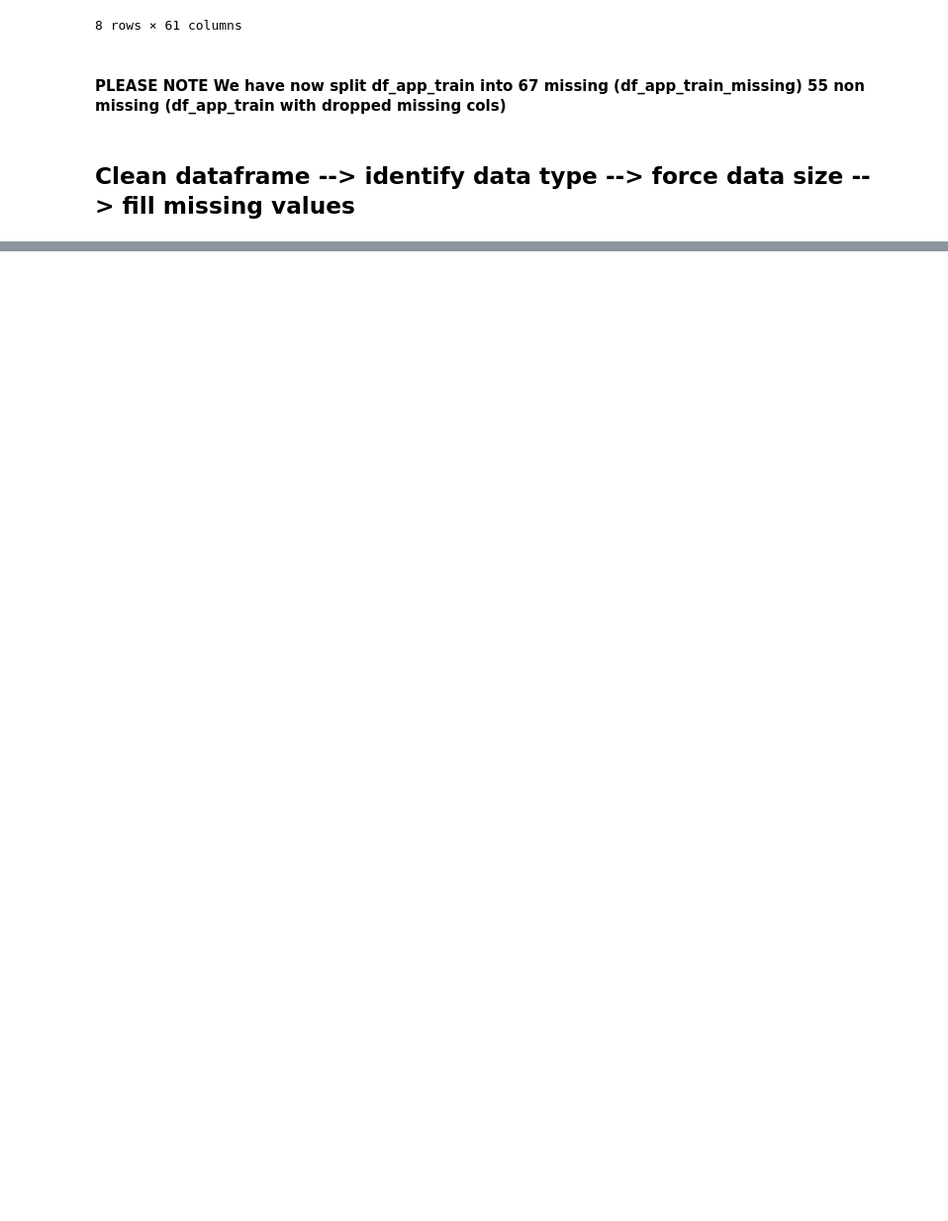
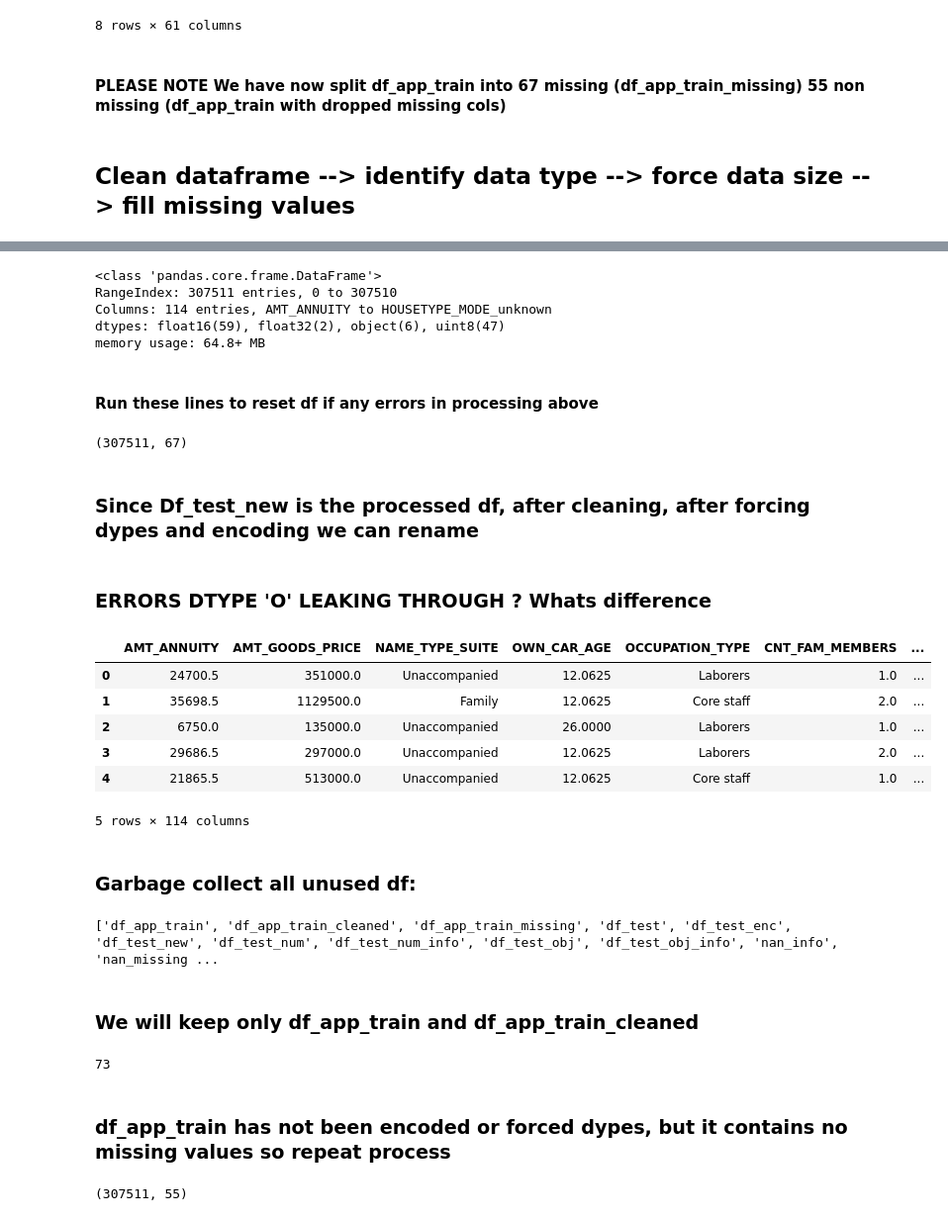
Before and after one commit to SoundBoySelecta/1261-HC, a Jupyter notebook: 13_02_2020.ipynb, the cells around one changed output, grey strips where cells are left out. Shown at 99% size. Drawn from its saved outputs; the diff is of its cells as text; code cells hidden in the pictures; blank space fills up the shorter version.

```diff
--- a/13_02_2020.ipynb
+++ b/13_02_2020.ipynb
@@ -494,0 +349,58 @@ df_test = df_app_train_missing.copy()
+# %%
+df_test_new.info()
+#dtypes: float16(59), float32(2), object(6), uint8(47)
+# %% [output]
+<class 'pandas.core.frame.DataFrame'>
+RangeIndex: 307511 entries, 0 to 307510
+Columns: 114 entries, AMT_ANNUITY to HOUSETYPE_MODE_unknown
+dtypes: float16(59), float32(2), object(6), uint8(47)
+memory usage: 64.8+ MB
+# %% [markdown]
+#### Run these lines to reset df if any errors in processing above
+# %%
+df_test = df_app_train_missing.copy()
+df_test.shape
+# %% [output]
+(307511, 67)
+# %% [markdown]
+### Since Df_test_new is the processed df, after cleaning, after forcing dypes and encoding we can rename
+# %% [markdown]
+### ERRORS  DTYPE 'O' LEAKING THROUGH ? Whats difference
+# %%
+# SEEMS LIKE NOT ALL OBJ HAVE BEEN ENCODED (NAME_TYPE_SUITE , OCCUPATION_TYPE), maybe havent reached threshold??
+
+df_app_train_cleaned = df_test_new
+df_app_train_cleaned.head()
+#df_app_train_cleaned['OCCUPATION_TYPE'].dtype
+# %% [output]
+|  | AMT_ANNUITY | AMT_GOODS_PRICE | NAME_TYPE_SUITE | OWN_CAR_AGE | OCCUPATION_TYPE | CNT_FAM_MEMBERS | ... |
+| 0 | 24700.5 | 351000.0 | Unaccompanied | 12.0625 | Laborers | 1.0 | ... |
+| 1 | 35698.5 | 1129500.0 | Family | 12.0625 | Core staff | 2.0 | ... |
+| 2 | 6750.0 | 135000.0 | Unaccompanied | 26.0000 | Laborers | 1.0 | ... |
+| 3 | 29686.5 | 297000.0 | Unaccompanied | 12.0625 | Laborers | 2.0 | ... |
+| 4 | 21865.5 | 513000.0 | Unaccompanied | 12.0625 | Core staff | 1.0 | ... |
+5 rows × 114 columns
+# %% [markdown]
+
+### Garbage collect all unused df:
+# %%
+#We will keep the dfs we use [df_app_train, df_app_train_cleaned] and dump all rest df_app_train_missing
+all_df = %who_ls DataFrame
+print(all_df)
+# %% [output]
+['df_app_train', 'df_app_train_cleaned', 'df_app_train_missing', 'df_test', 'df_test_enc', 'df_test_new', 'df_test_num', 'df_test_num_info', 'df_test_obj', 'df_test_obj_info', 'nan_info', 'nan_missing ...
+# %% [markdown]
+### We will keep only df_app_train and df_app_train_cleaned
+# %%
+del [[df_app_train_missing, df_test, df_test_enc, df_test_new, df_test_num, df_test_num_info, df_test_obj, df_test_obj_info, nan_info, nan_missing_value]]
+gc.collect()
+# %% [output]
+73
+# %% [markdown]
+### df_app_train has not been encoded or  forced dypes, but it contains no missing values so repeat process
+# %%
+#Working copy of df_app_train
+df_app_train_test = df_app_train.copy()
+df_app_train_test.shape
+# %% [output]
+(307511, 55)
```
Also changed, not shown: parts of 28 cells of this notebook.
